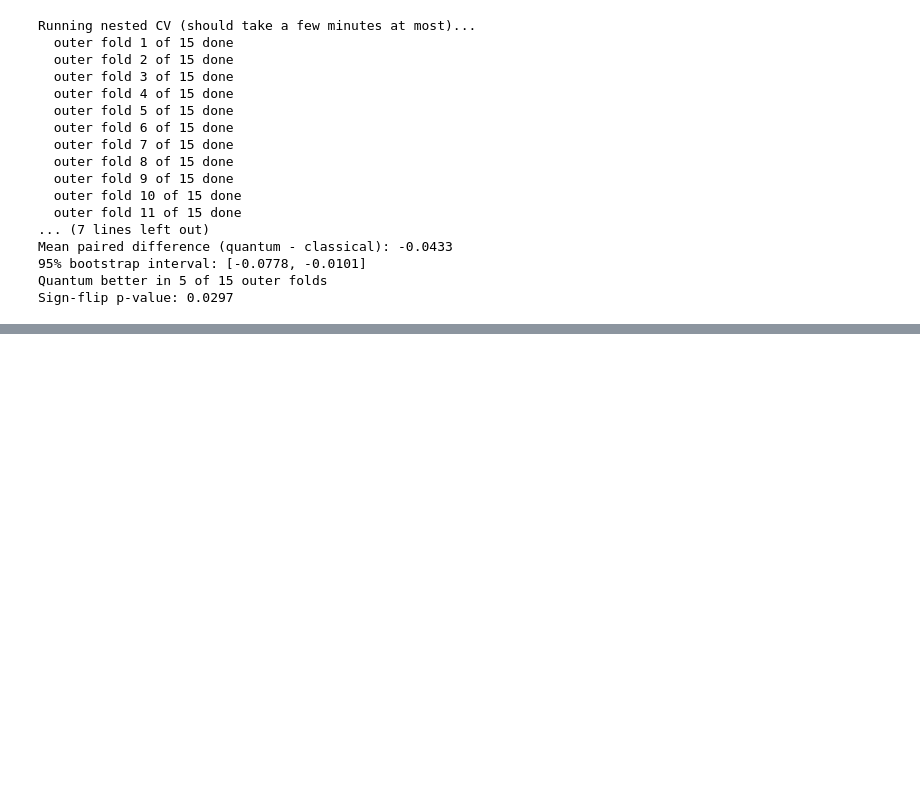
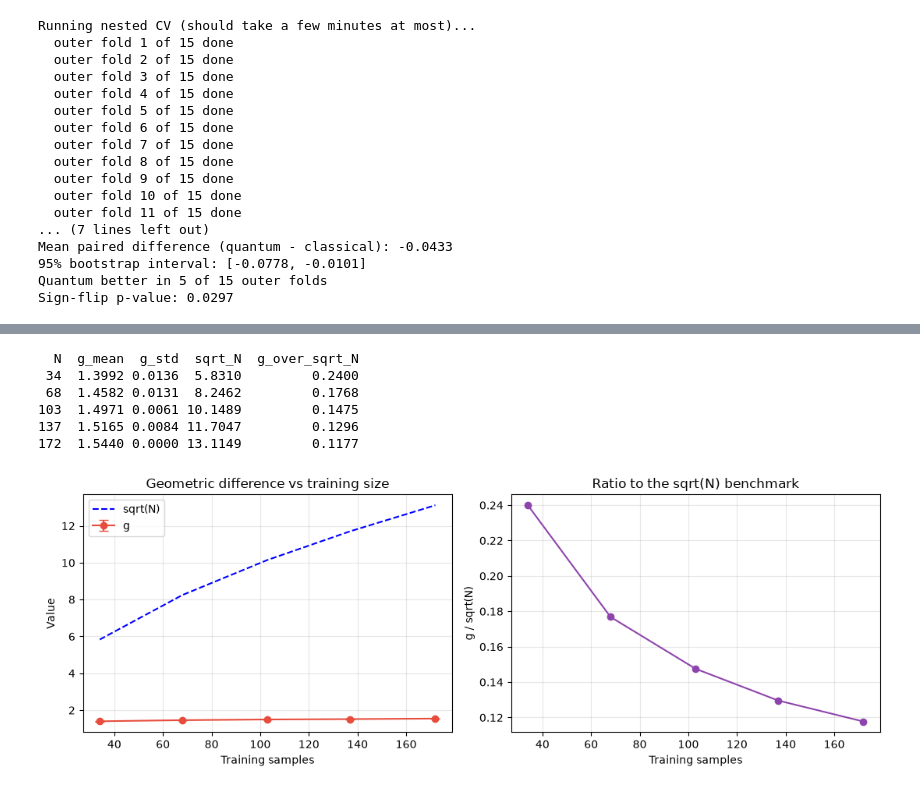
Before and after one commit to BharathiGaneshkumar/quantum-pqk-car-t-hackathon, a Jupyter notebook: notebooks/quantum_pqk_hackathon.ipynb, the cells around one changed output, grey strips where cells are left out. Cells and saved outputs as stored; diff of their text form; code cells hidden in the pictures; blank space fills up the shorter version.

Commit message:
Track 0: nested CV and geometric difference bonus

```diff
--- a/notebooks/quantum_pqk_hackathon.ipynb
+++ b/notebooks/quantum_pqk_hackathon.ipynb
@@ -904,0 +962,54 @@ Sign-flip p-value: 0.0297
+# %%
+# OUR ADDITION: geometric difference at different training sizes (5 random subsamples each)
+fractions = [0.2, 0.4, 0.6, 0.8, 1.0]
+rows = []
+
+for frac in fractions:
+    g_list = []
+    if frac < 1.0:
+        n_runs = 5
+    else:
+        n_runs = 1
+    for seed in range(n_runs):
+        if frac < 1.0:
+            splitter = StratifiedShuffleSplit(n_splits=1, train_size=frac,
+                                              random_state=RANDOM_STATE + seed)
+            idx, _ = next(splitter.split(train_data, train_labels))
+        else:
+            idx = np.arange(len(train_labels))
+        Kc_sub = rbf_kernel(train_data[idx], gamma=GAMMA_C)
+        Kq_sub = rbf_kernel(P_train[idx], gamma=GAMMA_Q)
+        g_list.append(geometric_difference(Kc_sub, Kq_sub, 1 / C_C, np.inf))
+    n_sub = len(idx)
+    rows.append({"N": n_sub, "g_mean": np.mean(g_list), "g_std": np.std(g_list),
+                 "sqrt_N": np.sqrt(n_sub), "g_over_sqrt_N": np.mean(g_list) / np.sqrt(n_sub)})
+
+g_table = pd.DataFrame(rows)
+print(g_table.round(4).to_string(index=False))
+
+fig, axes = plt.subplots(1, 2, figsize=(11, 4))
+axes[0].errorbar(g_table["N"], g_table["g_mean"], yerr=g_table["g_std"],
+                 marker="o", color="#e74c3c", capsize=4, label="g")
+axes[0].plot(g_table["N"], g_table["sqrt_N"], "b--", label="sqrt(N)")
+axes[0].set_xlabel("Training samples")
+axes[0].set_ylabel("Value")
+axes[0].set_title("Geometric difference vs training size")
+axes[0].legend()
+axes[0].grid(alpha=0.3)
+
+axes[1].plot(g_table["N"], g_table["g_over_sqrt_N"], marker="o", color="#8e44ad")
+axes[1].set_xlabel("Training samples")
+axes[1].set_ylabel("g / sqrt(N)")
+axes[1].set_title("Ratio to the sqrt(N) benchmark")
+axes[1].grid(alpha=0.3)
+plt.tight_layout()
+fig.savefig(RESULTS_DIR / "bonus_geometric_difference.png", dpi=150, bbox_inches="tight")
+plt.show()
+# %% [output]
+  N  g_mean  g_std  sqrt_N  g_over_sqrt_N
+ 34  1.3992 0.0136  5.8310         0.2400
+ 68  1.4582 0.0131  8.2462         0.1768
+103  1.4971 0.0061 10.1489         0.1475
+137  1.5165 0.0084 11.7047         0.1296
+172  1.5440 0.0000 13.1149         0.1177
+[figure, added]
```
Also changed, not shown: parts of 2 cells of this notebook.
